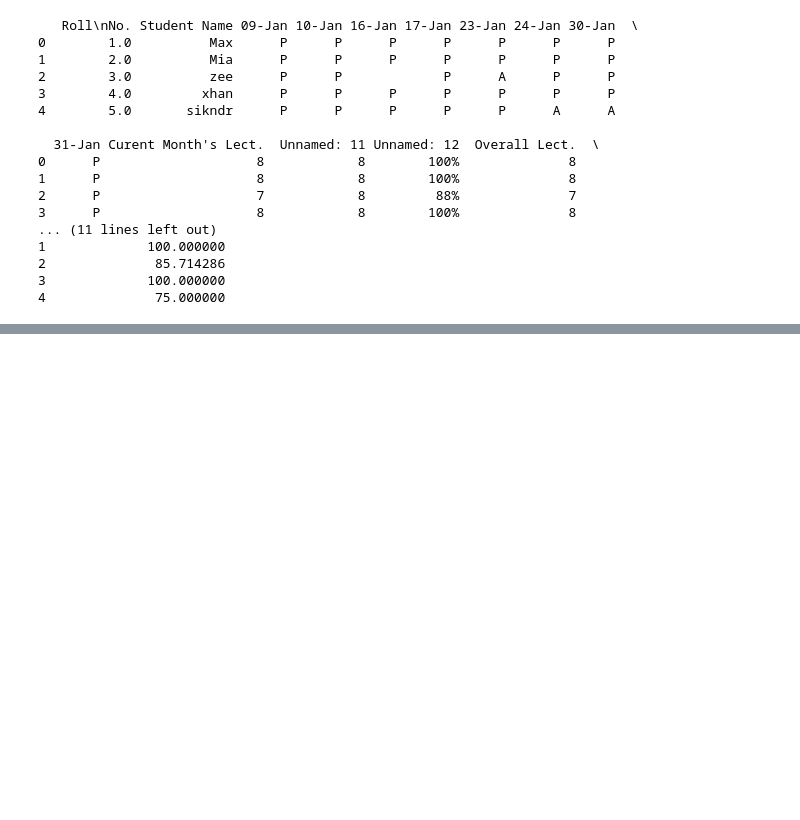
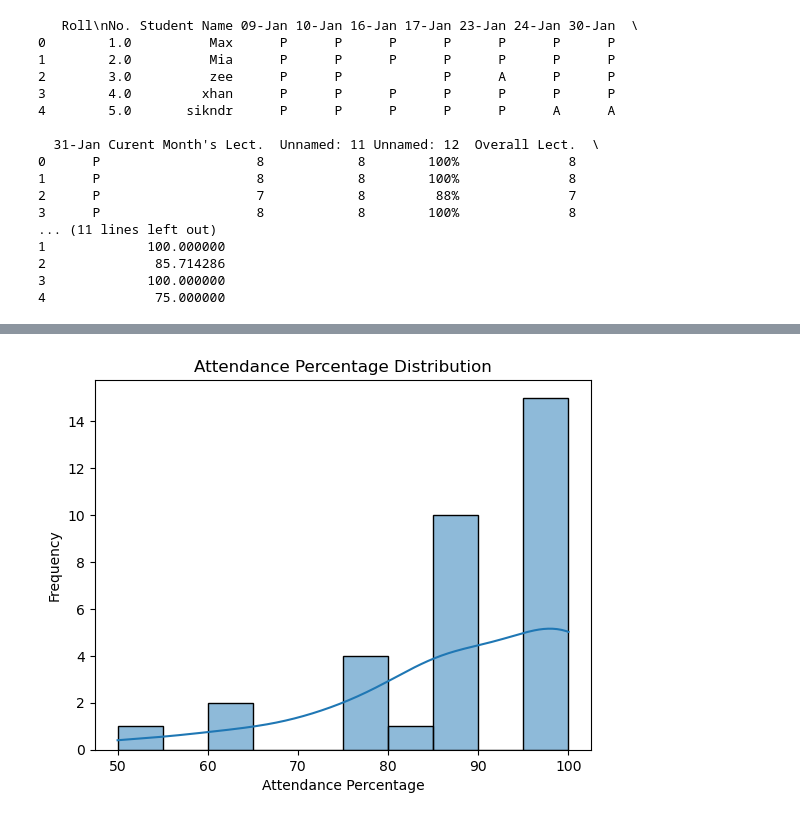
Before and after one commit to cmshebeeb/Attendance-Analyzer, a Jupyter notebook: notebooks/eda.ipynb, the cells around one changed output, grey strips where cells are left out. Cells and saved outputs as stored; diff of their text form; code cells hidden in the pictures; blank space fills up the shorter version.

```diff
--- a/notebooks/eda.ipynb
+++ b/notebooks/eda.ipynb
@@ -23,0 +50,9 @@ print(df.head())
+# %%
+# Attendance Percentage Distribution
+sns.histplot(df['attendance_percentage'], bins=10, kde=True)
+plt.title('Attendance Percentage Distribution')
+plt.xlabel('Attendance Percentage')
+plt.ylabel('Frequency')
+plt.show()
+# %% [output]
+[figure, added]
```
Also changed, not shown: parts of 5 cells of this notebook, 12 other files.
